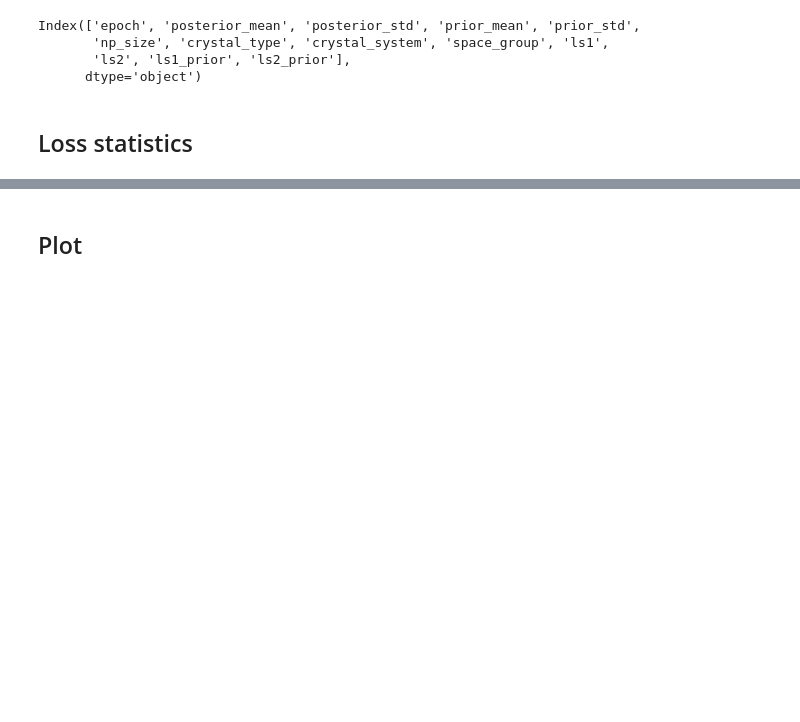
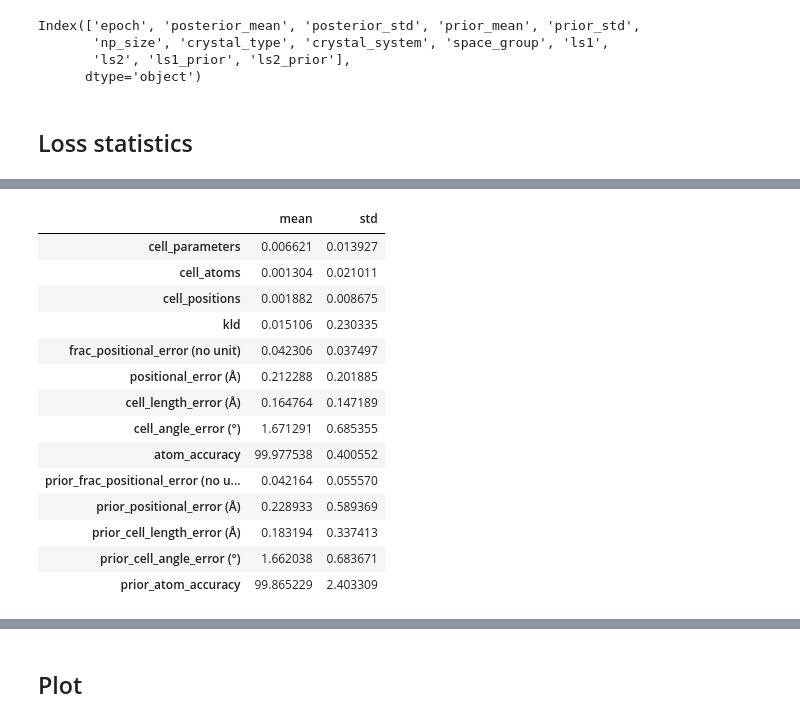
Before and after one commit to UlrikFriisJensen/ToSCA, a Jupyter notebook: plotting_notebook.ipynb, the cells around one changed output, grey strips where cells are left out. Saved outputs shown, nothing was run; the diff lists cells and outputs as text; code cells hidden in the pictures; blank space fills up the shorter version.

```diff
--- a/plotting_notebook.ipynb
+++ b/plotting_notebook.ipynb
@@ -348,0 +507,18 @@ pred_abs_positions = pred_unit_cell.get_positions()
+# %%
+df_combined[['cell_parameters', 'cell_atoms', 'cell_positions', 'kld', 'frac_positional_error (no unit)', 'positional_error (Å)', 'cell_length_error (Å)', 'cell_angle_error (°)', 'atom_accuracy', 'prior_frac_positional_error (no unit)', 'prior_positional_error (Å)', 'prior_cell_length_error (Å)', 'prior_cell_angle_error (°)', 'prior_atom_accuracy']].describe().loc[['mean', 'std']].T
+# %% [output]
+|  | mean | std |
+| cell_parameters | 0.006621 | 0.013927 |
+| cell_atoms | 0.001304 | 0.021011 |
+| cell_positions | 0.001882 | 0.008675 |
+| kld | 0.015106 | 0.230335 |
+| frac_positional_error (no unit) | 0.042306 | 0.037497 |
+| positional_error (Å) | 0.212288 | 0.201885 |
+| cell_length_error (Å) | 0.164764 | 0.147189 |
+| cell_angle_error (°) | 1.671291 | 0.685355 |
+| atom_accuracy | 99.977538 | 0.400552 |
+| prior_frac_positional_error (no u... | 0.042164 | 0.055570 |
+| prior_positional_error (Å) | 0.228933 | 0.589369 |
+| prior_cell_length_error (Å) | 0.183194 | 0.337413 |
+| prior_cell_angle_error (°) | 1.662038 | 0.683671 |
+| prior_atom_accuracy | 99.865229 | 2.403309 |
```
Also changed, not shown: parts of 13 cells of this notebook, 1 other file.
